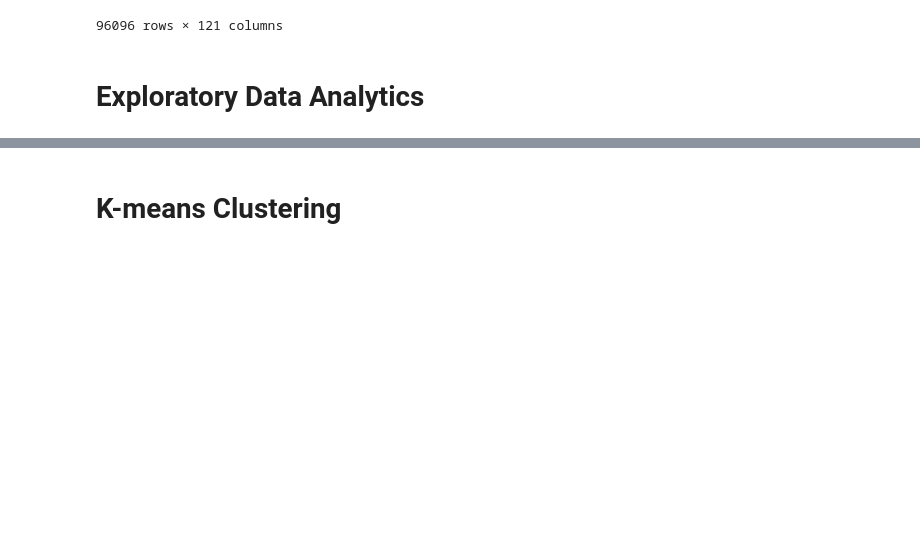
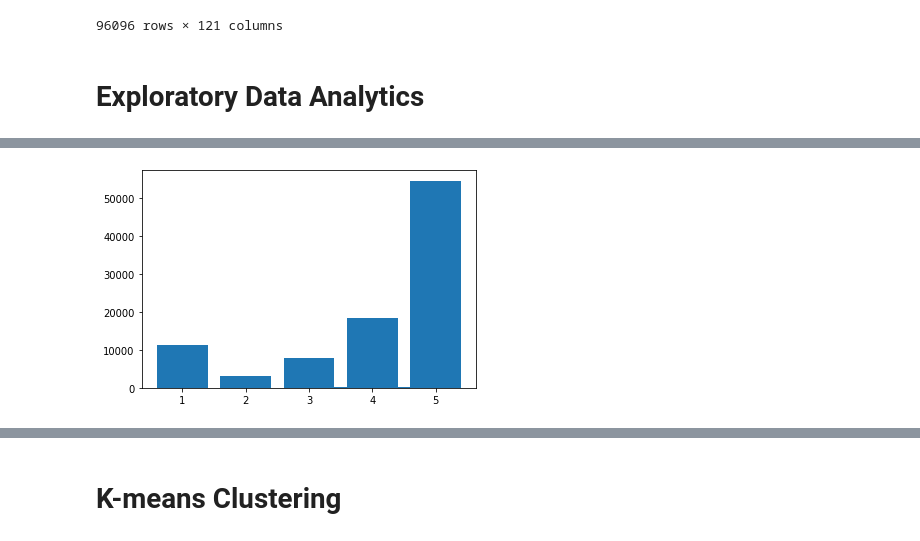
Before and after one commit to alireza-alizadegan/e-commerce-Sales, a Jupyter notebook: Brazil/Customer Segmentation - Scratch.ipynb, the cells around one changed output, grey strips where cells are left out. Cells and saved outputs as stored; diff of their text form; code cells hidden in the pictures; blank space fills up the shorter version.

```diff
--- a/Brazil/Customer Segmentation - Scratch.ipynb
+++ b/Brazil/Customer Segmentation - Scratch.ipynb
@@ -595,0 +619,4 @@ df
+# %%
+plt.bar(cust_ocprip_df.review_score.value_counts().index, cust_ocprip_df.review_score.value_counts().values);
+# %% [output]
+[figure, added]
```
Also changed, not shown: parts of 28 cells of this notebook, 3 other files.
